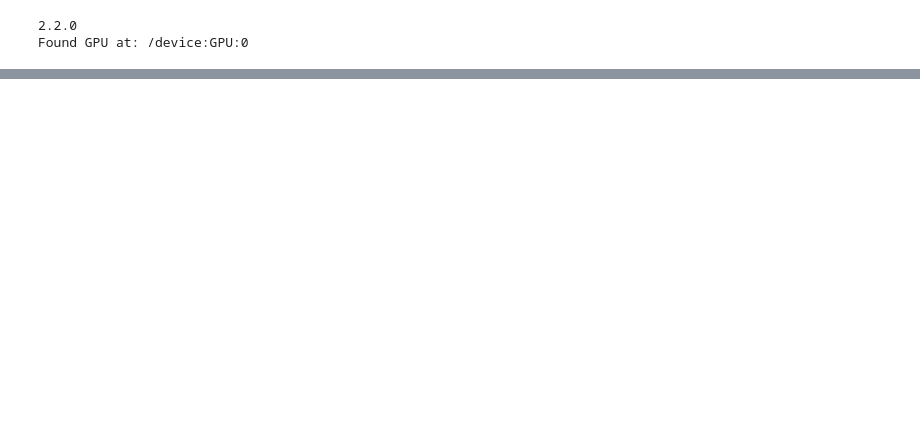
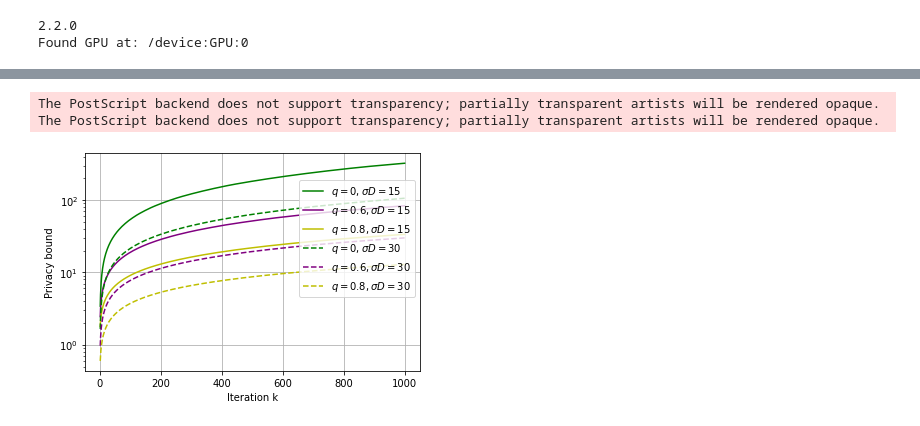
Before and after one commit to YiyueC/DP_Consensus, a Jupyter notebook: DP_Linear.ipynb, the cells around one changed output, grey strips where cells are left out. Saved outputs shown, nothing was run; the diff lists cells and outputs as text; code cells hidden in the pictures; blank space fills up the shorter version.

```diff
--- a/DP_Linear.ipynb
+++ b/DP_Linear.ipynb
@@ -512,0 +417,68 @@ The PostScript backend does not support transparency; partially transparent arti
+# %%
+# Privacy bound and plot
+
+sigma = 2
+steps_list = np.linspace(start=1, stop=1000, num=1000)
+noise_multiplier1 = 1.5 # sigma=noise_multiplier * D
+noise_multiplier2 = 3
+# sampling_probability = 0.5
+delta = 1e-5
+
+'''
+y1 =[compute_epsilon(steps = st,
+                    noise_multiplier=noise_multiplier1,
+                    sampling_probability=1,
+                    delta=delta) for st in steps_list]
+
+y2 =[compute_epsilon(steps = st,
+                    noise_multiplier=noise_multiplier1,
+                    sampling_probability=0.4,
+                    delta=delta) for st in steps_list]
+
+y3 =[compute_epsilon(steps = st,
+                    noise_multiplier=noise_multiplier1,
+                    sampling_probability=0.2,
+                    delta=delta) for st in steps_list]
+
+y4 =[compute_epsilon(steps = st,
+                    noise_multiplier=noise_multiplier2,
+                    sampling_probability=1,
+                    delta=delta) for st in steps_list]
+
+y5 =[compute_epsilon(steps = st,
+                    noise_multiplier=noise_multiplier2,
+                    sampling_probability=0.4,
+                    delta=delta) for st in steps_list]
+
+y6 =[compute_epsilon(steps = st,
+                    noise_multiplier=noise_multiplier2,
+                    sampling_probability=0.2,
+                    delta=delta) for st in steps_list]
+'''
+
+
+start=1
+y_axis = np.random.normal(loc=0.5, scale=0.4, size=1000)
+y_axis = y_axis[(y_axis > 0) & (y_axis < 1)]
+y_axis.sort()
+plt.clf()
+plt.yscale('log')
+plt.grid()
+
+plt.plot(steps_list, y1, color='g', linestyle="-", label =r"$q = 0, \sigma D = 15$")
+plt.plot(steps_list, y2, color='purple', linestyle="-", label =r"$q = 0.6, \sigma D= 15$")
+plt.plot(steps_list, y3, color='y', linestyle="-", label =r"$q = 0.8, \sigma D = 15$")
+plt.plot(steps_list, y4, color='g', linestyle="--", label =r"$q = 0, \sigma D = 30$")
+plt.plot(steps_list, y5, color='purple', linestyle="--", label =r"$q = 0.6, \sigma D = 30$")
+plt.plot(steps_list, y6, color='y', linestyle="--", label =r"$q = 0.8, \sigma D = 30$")
+
+plt.xlabel('Iteration k')
+plt.ylabel('Privacy bound')
+# plt.legend()
+plt.legend(bbox_to_anchor=(1.0,0.9),loc='upper right')
+
+plt.savefig('/tmp/linear_res_pri.eps',dpi=600,format='eps')
+# %% [output]
+The PostScript backend does not support transparency; partially transparent artists will be rendered opaque.
+The PostScript backend does not support transparency; partially transparent artists will be rendered opaque.
+[figure, added]
```
Also changed, not shown: parts of 11 cells of this notebook, 2 other files.
